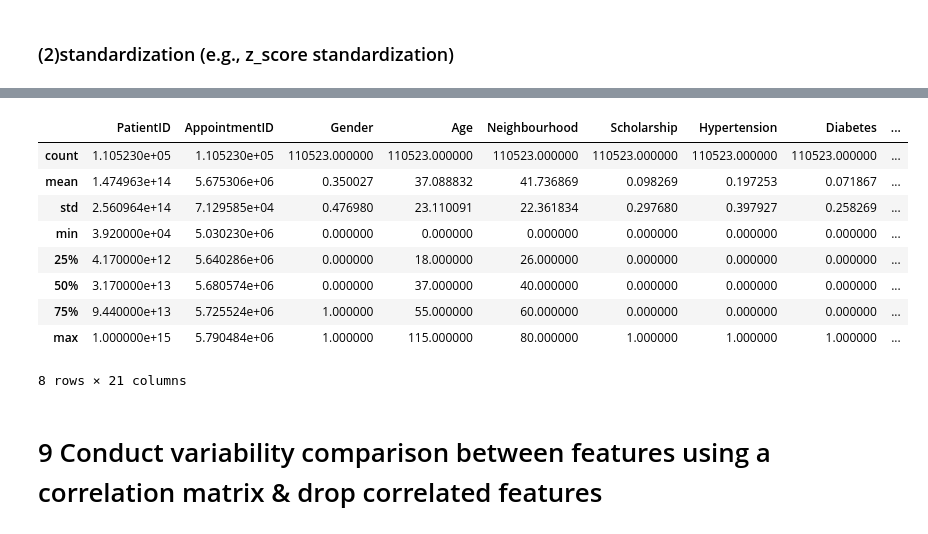
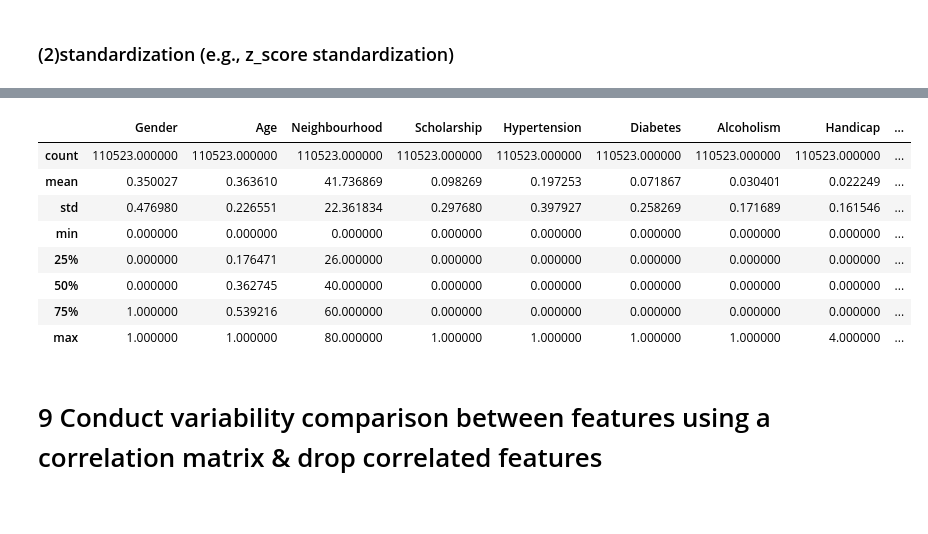
Before and after one commit to Liuyi95/IAI5101_Assignment1, a Jupyter notebook: Assignment1.ipynb, the cells around one changed output, grey strips where cells are left out. Saved outputs shown, nothing was run; the diff lists cells and outputs as text; code cells hidden in the pictures.

```diff
--- a/Assignment1.ipynb
+++ b/Assignment1.ipynb
@@ -81,6 +83,4 @@ data.shape
 # %%
-##drop the patientID and AppointmentID
-#data=data.drop(['PatientID','AppointmentID'],axis=1,inplace=False)
-#print(data.shape)
-#data.head()
-# 这块我没有看懂为什么要把这两个都drop？
+#drop the patientID and AppointmentID
+data = data.drop(['PatientID','AppointmentID'],axis=1,inplace=False)
+data.shape
@@ -221,12 +248,14 @@ memory usage: 13.5+ MB
 # %%
+# Define the columns to encode
+cols_to_encode = ['Gender', 'Age', 'Neighbourhood', 'No-show']
+
+# Initialize the LabelEncoder
 le = LabelEncoder()
-#data["PatientID"] = le.fit_transform(data["PatientID"])
-data["Gender"] = le.fit_transform(data["Gender"])
-#data["ScheduledDay"] = le.fit_transform(data["ScheduledDay"])
-#data["AppointmentDay"] = le.fit_transform(data["AppointmentDay"])
-#data["Age"] = le.fit_transform(data["Age"])
-data["Neighbourhood"] =  le.fit_transform(data["Neighbourhood"])
-data["No-show"] = le.fit_transform(data["No-show"])
+
+# Encode the categorical columns
+for col in cols_to_encode:
+    data[col] = le.fit_transform(data[col])
+
 # check all data type into an integer code
 data.info()
 # %% [output]
@@ -264,7 +307,7 @@ data['AppointmentDay_day'] = data['AppointmentDay'].dt.day
 # %% [markdown]
 ### (1)normalization ( min_max normalization)
 # %%
-data.Age_norm=(data.Age-data.Age.min())/(data.Age.max()-data.Age.min())
+data.Age=(data.Age-data.Age.min())/(data.Age.max()-data.Age.min())
 # %% [markdown]
 ### (2)standardization (e.g., z_score standardization)
 # %%
@@ -298,22 +329,22 @@ data.describe()
 # %%
 # Initialize the scaler
 scaler = MinMaxScaler()
 
 # Scale the Age feature
-data['Age_Norm'] = scaler.fit_transform(data[['Age']])
+data['Age'] = scaler.fit_transform(data[['Age']])
 
+# check it
 data.describe()
 # %% [output]
-|  | PatientID | AppointmentID | Gender | Age | Neighbourhood | Scholarship | Hypertension | Diabetes | ... |
-| count | 1.105230e+05 | 1.105230e+05 | 110523.000000 | 110523.000000 | 110523.000000 | 110523.000000 | 110523.000000 | 110523.000000 | ... |
-| mean | 1.474963e+14 | 5.675306e+06 | 0.350027 | 37.088832 | 41.736869 | 0.098269 | 0.197253 | 0.071867 | ... |
-| std | 2.560964e+14 | 7.129585e+04 | 0.476980 | 23.110091 | 22.361834 | 0.297680 | 0.397927 | 0.258269 | ... |
-| min | 3.920000e+04 | 5.030230e+06 | 0.000000 | 0.000000 | 0.000000 | 0.000000 | 0.000000 | 0.000000 | ... |
-| 25% | 4.170000e+12 | 5.640286e+06 | 0.000000 | 18.000000 | 26.000000 | 0.000000 | 0.000000 | 0.000000 | ... |
-| 50% | 3.170000e+13 | 5.680574e+06 | 0.000000 | 37.000000 | 40.000000 | 0.000000 | 0.000000 | 0.000000 | ... |
-| 75% | 9.440000e+13 | 5.725524e+06 | 1.000000 | 55.000000 | 60.000000 | 0.000000 | 0.000000 | 0.000000 | ... |
-| max | 1.000000e+15 | 5.790484e+06 | 1.000000 | 115.000000 | 80.000000 | 1.000000 | 1.000000 | 1.000000 | ... |
+|  | Gender | Age | Neighbourhood | Scholarship | Hypertension | Diabetes | Alcoholism | Handicap | ... |
+| count | 110523.000000 | 110523.000000 | 110523.000000 | 110523.000000 | 110523.000000 | 110523.000000 | 110523.000000 | 110523.000000 | ... |
+| mean | 0.350027 | 0.363610 | 41.736869 | 0.098269 | 0.197253 | 0.071867 | 0.030401 | 0.022249 | ... |
+| std | 0.476980 | 0.226551 | 22.361834 | 0.297680 | 0.397927 | 0.258269 | 0.171689 | 0.161546 | ... |
+| min | 0.000000 | 0.000000 | 0.000000 | 0.000000 | 0.000000 | 0.000000 | 0.000000 | 0.000000 | ... |
+| 25% | 0.000000 | 0.176471 | 26.000000 | 0.000000 | 0.000000 | 0.000000 | 0.000000 | 0.000000 | ... |
+| 50% | 0.000000 | 0.362745 | 40.000000 | 0.000000 | 0.000000 | 0.000000 | 0.000000 | 0.000000 | ... |
+| 75% | 1.000000 | 0.539216 | 60.000000 | 0.000000 | 0.000000 | 0.000000 | 0.000000 | 0.000000 | ... |
+| max | 1.000000 | 1.000000 | 80.000000 | 1.000000 | 1.000000 | 1.000000 | 1.000000 | 4.000000 | ... |
-8 rows × 21 columns
 # %% [markdown]
 # 9 Conduct variability comparison between features using a correlation matrix & drop correlated features
 # %%
```
Also changed, not shown: parts of 29 cells of this notebook.
